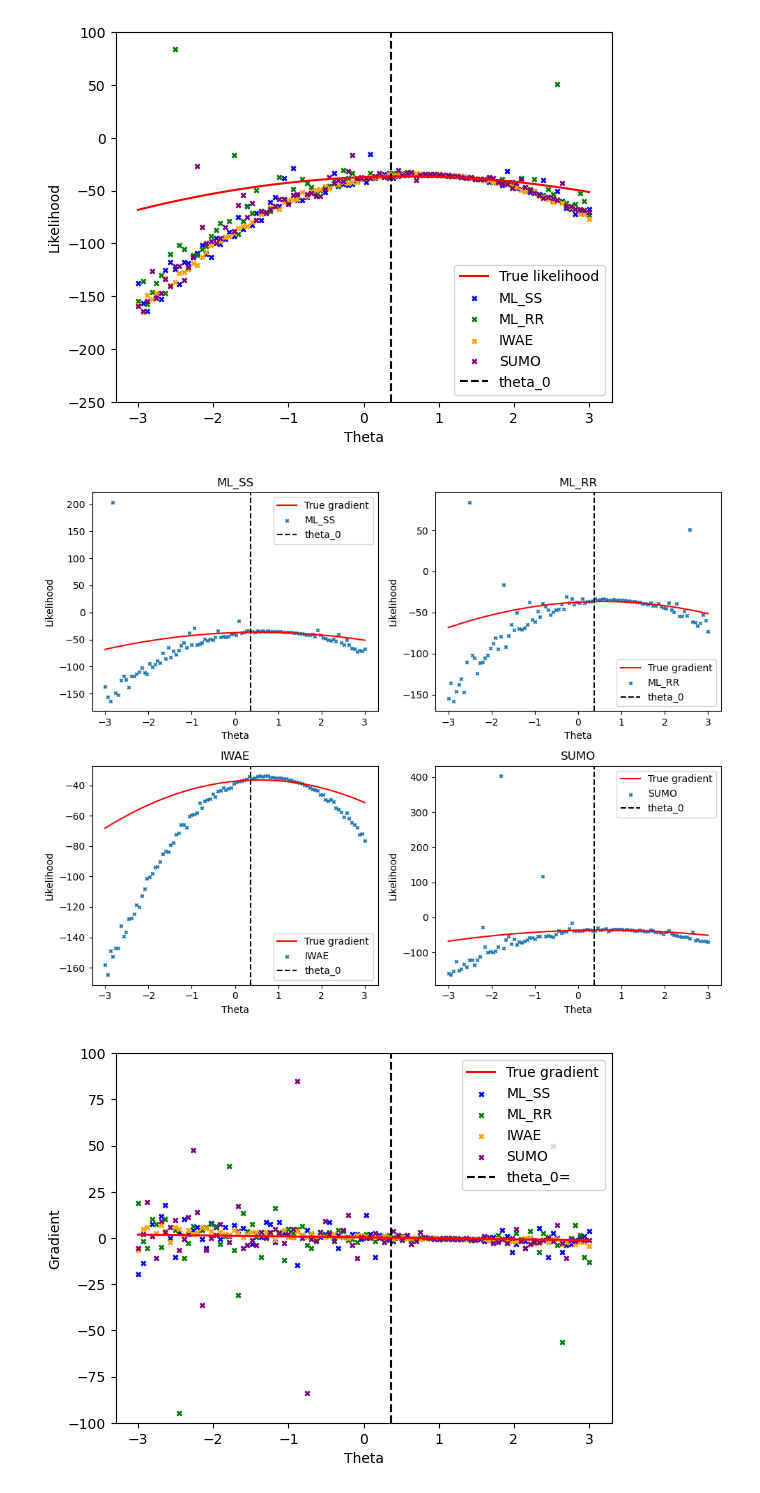
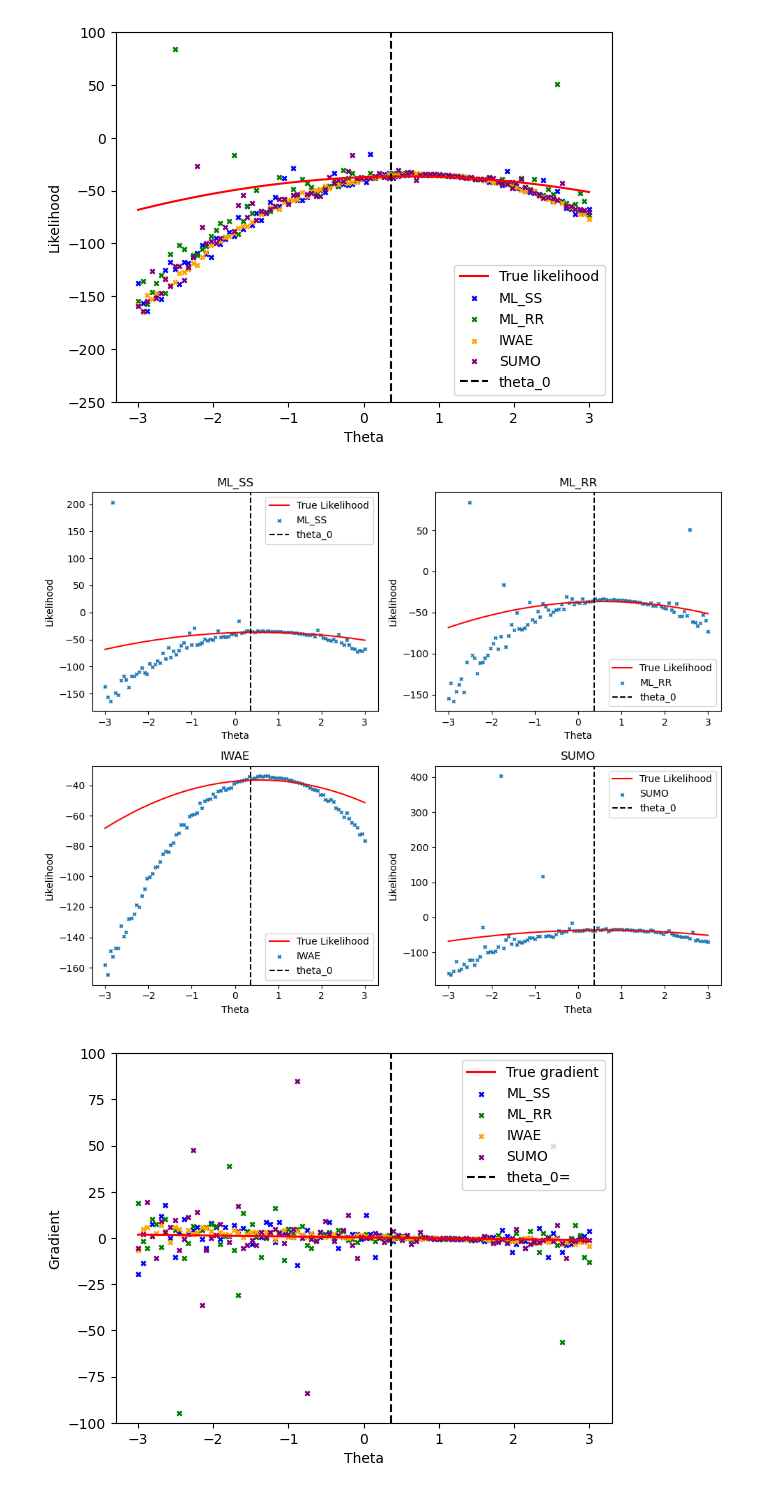
Before and after one commit to VSmague/Unbiased_Gradient, a Jupyter notebook: Final Project.ipynb, the cells around one changed output. Saved outputs shown, nothing was run; the diff lists cells and outputs as text; code cells hidden in the pictures.

```diff
--- a/Final Project.ipynb
+++ b/Final Project.ipynb
@@ -151,22 +151,23 @@ plt.show()
 # %%
 fig, axs = plt.subplots(2, 2, figsize=(10, 8))
 
 estimator_names = ['ML_SS', 'ML_RR', 'IWAE', 'SUMO']
 estimators = [l_hat_ml_ss, l_hat_ml_rr, l_hat_iwae, l_hat_sumo]
 
 for i, ax in enumerate(axs.flat):
-    ax.plot(theta_lst, l_true, color='r', label='True gradient')
+    ax.plot(theta_lst, l_true, color='r', label='True Likelihood')
     ax.scatter(theta_lst, estimators[i], label=estimator_names[i], marker='x', s=10)
     ax.axvline(x=theta_0, color='black', linestyle='--', label='theta_0')
     ax.set_xlabel('Theta')
     ax.set_ylabel('Likelihood')
     ax.legend(loc='best')
+    #ax.set_ylim(-200, 50)
     ax.set_title(estimator_names[i])
 
 plt.tight_layout()
 plt.show()
 # %% [output]
-[figure, old version]
+[figure, new version]
 # %%
 theta_lst = np.linspace(-3, 3, 100)
 
```
